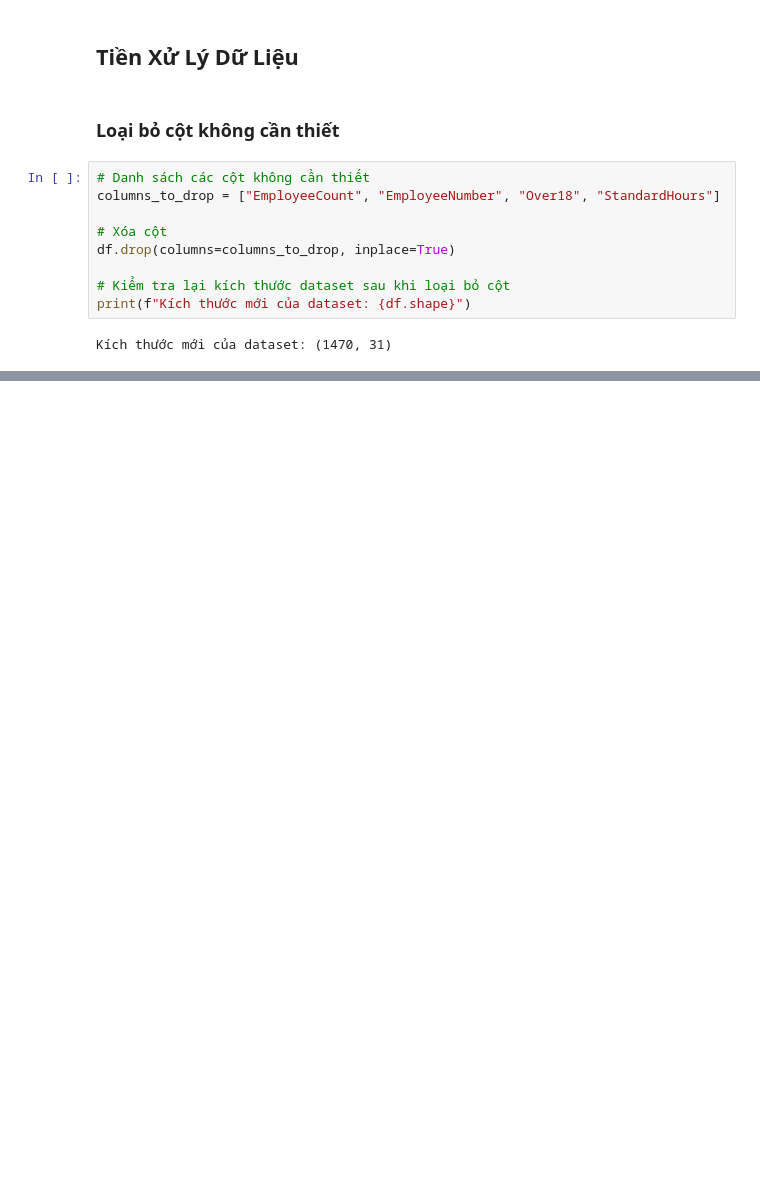
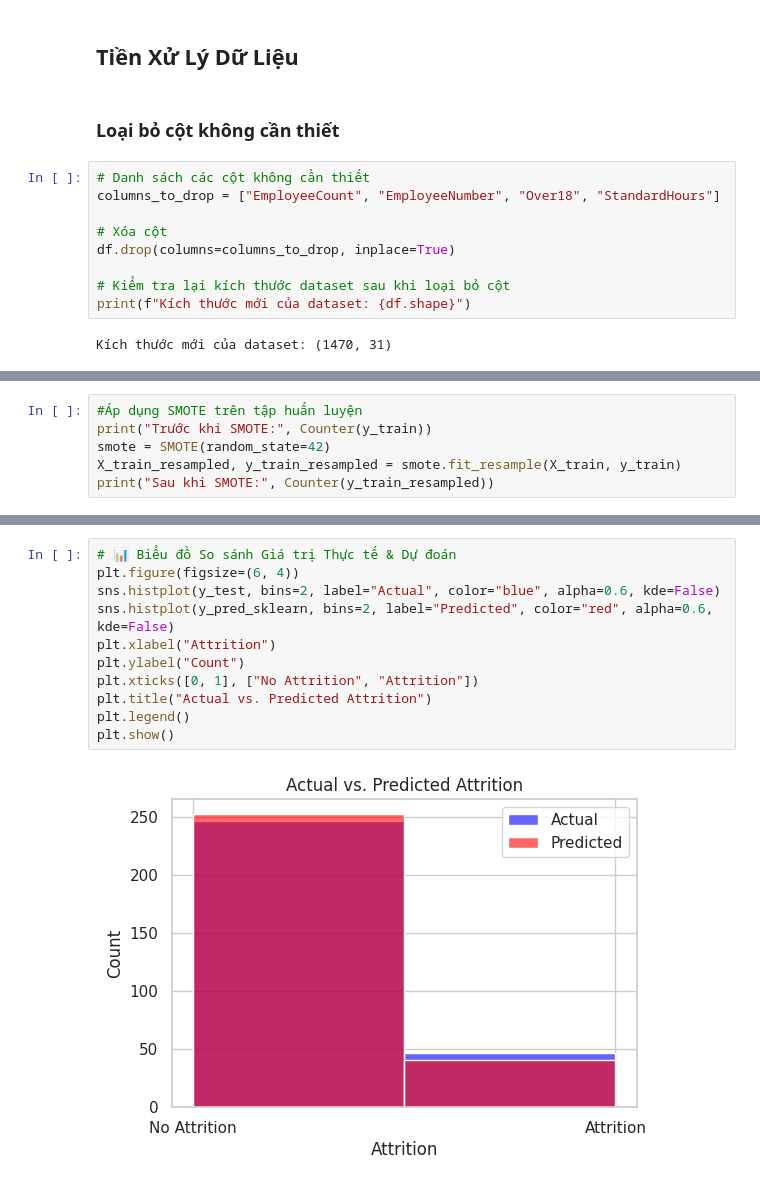
Before and after one commit to hei1sme/MAI391_FINAL_PROJECT, a Jupyter notebook: MAI391_SE194127_project.ipynb, the cells around one changed output, grey strips where cells are left out. Drawn from its saved outputs; the diff is of its cells as text; blank space fills up the shorter version.

```diff
--- a/MAI391_SE194127_project.ipynb
+++ b/MAI391_SE194127_project.ipynb
@@ -238,0 +319,6 @@ df.head()
+# %%
+#Áp dụng SMOTE trên tập huấn luyện
+print("Trước khi SMOTE:", Counter(y_train))
+smote = SMOTE(random_state=42)
+X_train_resampled, y_train_resampled = smote.fit_resample(X_train, y_train)
+print("Sau khi SMOTE:", Counter(y_train_resampled))
@@ -267,0 +425,13 @@ Kích thước tập kiểm tra: (294, 44)
+# %%
+# 📊 Biểu đồ So sánh Giá trị Thực tế & Dự đoán
+plt.figure(figsize=(6, 4))
+sns.histplot(y_test, bins=2, label="Actual", color="blue", alpha=0.6, kde=False)
+sns.histplot(y_pred_sklearn, bins=2, label="Predicted", color="red", alpha=0.6, kde=False)
+plt.xlabel("Attrition")
+plt.ylabel("Count")
+plt.xticks([0, 1], ["No Attrition", "Attrition"])
+plt.title("Actual vs. Predicted Attrition")
+plt.legend()
+plt.show()
+# %% [output]
+[figure, added]
```
Also changed, not shown: parts of 11 cells of this notebook.
